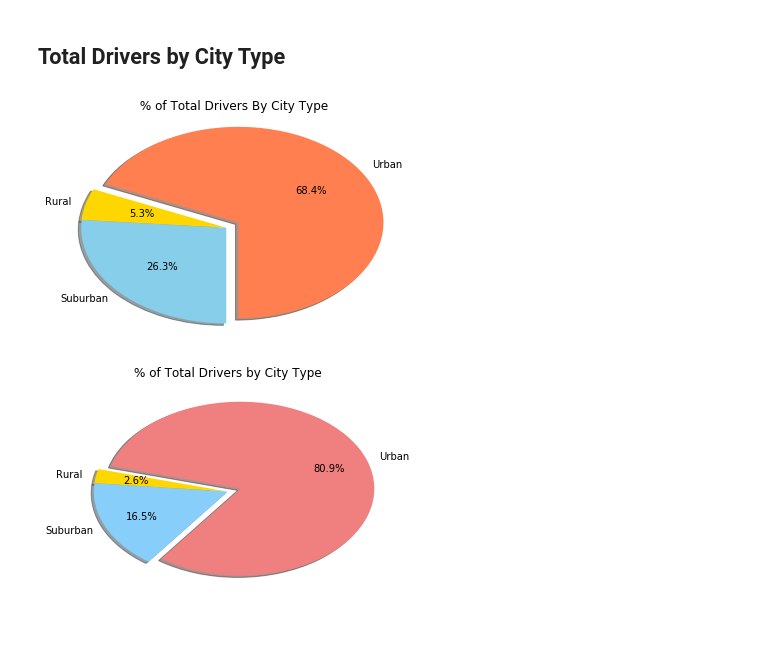
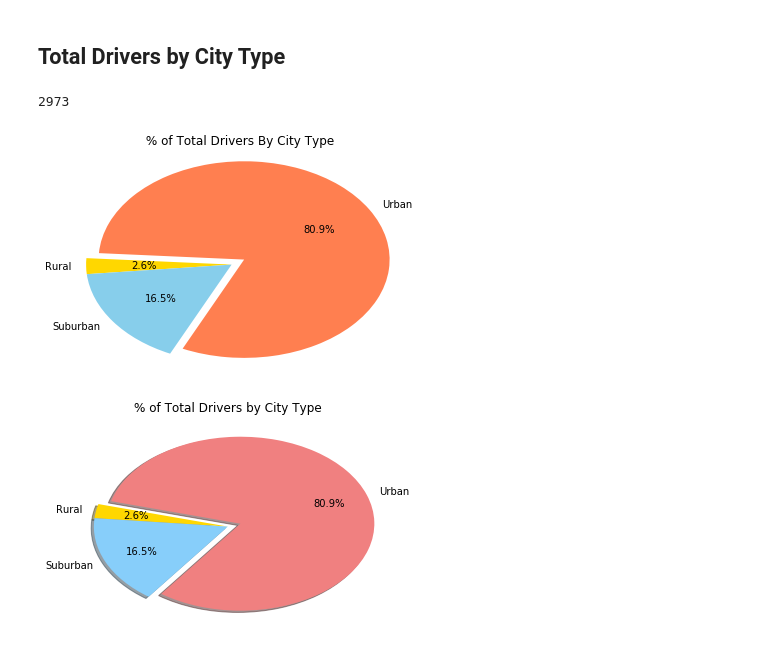
Before and after one commit to divyatv/Pyber_matlplotlib, a Jupyter notebook: pyber_starter.ipynb, the cells around one changed output. Cells and saved outputs as stored; diff of their text form; code cells hidden in the pictures.

```diff
--- a/pyber_starter.ipynb
+++ b/pyber_starter.ipynb
@@ -303,47 +311,59 @@ plt.show()
 # %%
-# Calculate Driver Percents
+##### get the data from city_data sheet ############################
+urban_data= city_data.loc[ (city_data['type'] == 'Urban'), : ]
 
-driver_by_urban=urban_data.driver_count.count()
-driver_by_rural=rural_data.driver_count.count()
-driver_by_suburban=suburban_data.driver_count.count()
+#print(urban_data)
+urban_driver_count=urban_data.driver_count.sum()
+#print(urban_driver_count)
+###################################################################
+rural_data= city_data.loc[ (city_data['type'] == 'Rural'), : ]
+rural_driver_count=rural_data.driver_count.sum()
 
-total_drivers=driver_by_urban+driver_by_rural+driver_by_suburban
-#print("total=",total_drivers)
+###################################################################
+suburban_data= city_data.loc[(city_data['type'] == 'Suburban'), :]
 
-driver_by_urban_percentage=round((driver_by_urban/total_drivers)*100, 1)
-driver_by_rural_percentage=round((driver_by_rural/total_drivers)*100, 1)
-driver_by_subrban_percentage=round((driver_by_suburban/total_drivers)*100, 1)
+###################################################################
 
-# Build Pie Charts
+total_driver_count=urban_driver_count+rural_driver_count+suburban_driver_count
+print(total_driver_count)
+########################################################################################
+driver_by_urban_percentage=round((urban_driver_count/total_driver_count)*100, 1)
+driver_by_rural_percentage=round((rural_driver_count/total_driver_count)*100, 1)
+driver_by_subrban_percentage=round((suburban_driver_count/total_driver_count)*100, 1)
+
+#print(driver_by_urban_percentage,driver_by_rural_percentage, driver_by_subrban_percentage )
+################################################################### PLOT ###################
 labels = 'Urban', 'Rural', 'Suburban'
 data = [driver_by_urban_percentage, driver_by_rural_percentage, driver_by_subrban_percentage]
 explode = (0.1, 0, 0)  # only "explode" the 1st slice (i.e. 'urban')
 colors = ['coral', 'gold', 'skyblue']
 plt.pie(
     # using data total)arrests
     data,
     # with the labels being officer names
     labels=labels,
     # with no shadows=false
-    shadow=True,
+    shadow=False,
     # with colors
     colors=colors,
     # with one slide exploded out
     explode=(0.1, 0, 0),
     # with the start angle at 90%
-    startangle=270,
+    startangle=245,
     # with the percent listed as a fraction
     autopct='%1.1f%%',
     )
 #plt.pie(data, explode=explode, labels=labels, colors=colors, shadow=True, startangle=270)
 plt.title(" % of Total Drivers By City Type")
 plt.axis('auto')
 #plt.tight_layout()
-plt.show()
+#plt.show() - keep this commented for picture to save in file
 
-# Save Figure
+#### Save the file
+plt.savefig("Divya_pie_totalpercentage_drivers.jpg", dpi=600 , transparent=False)
 # %% [output]
+2973
-[figure, old version]
+[figure, new version]
 # %%
 # Show Figure
 plt.show()
```
Also changed, not shown: parts of 5 cells of this notebook, 6 other files.
